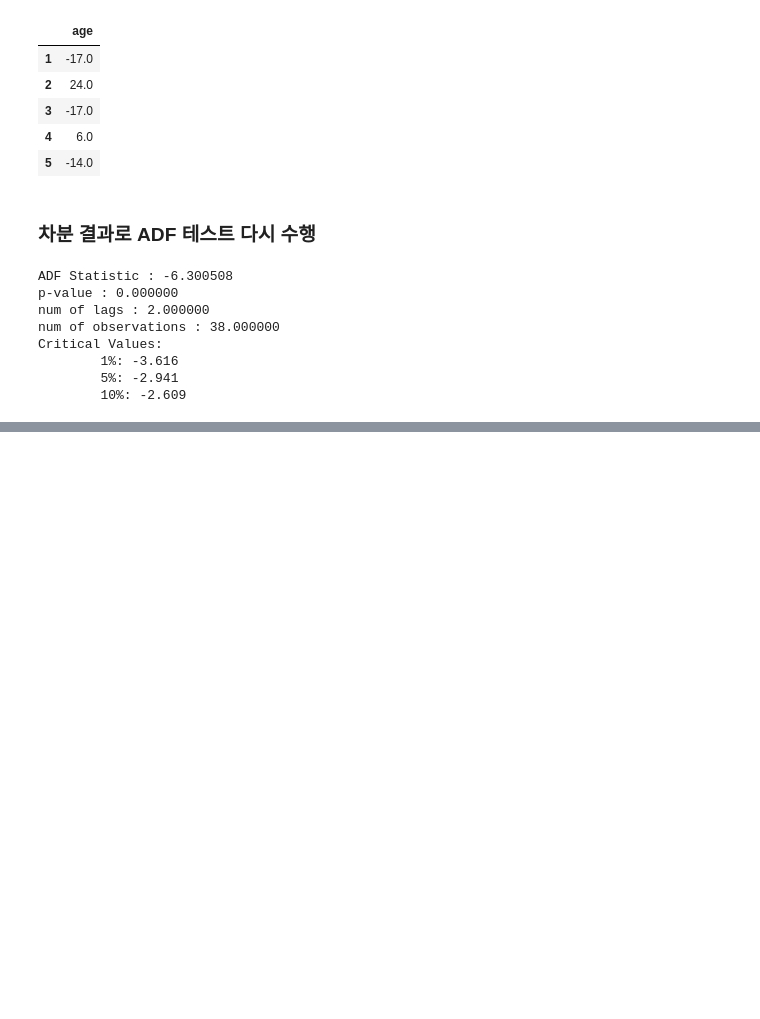
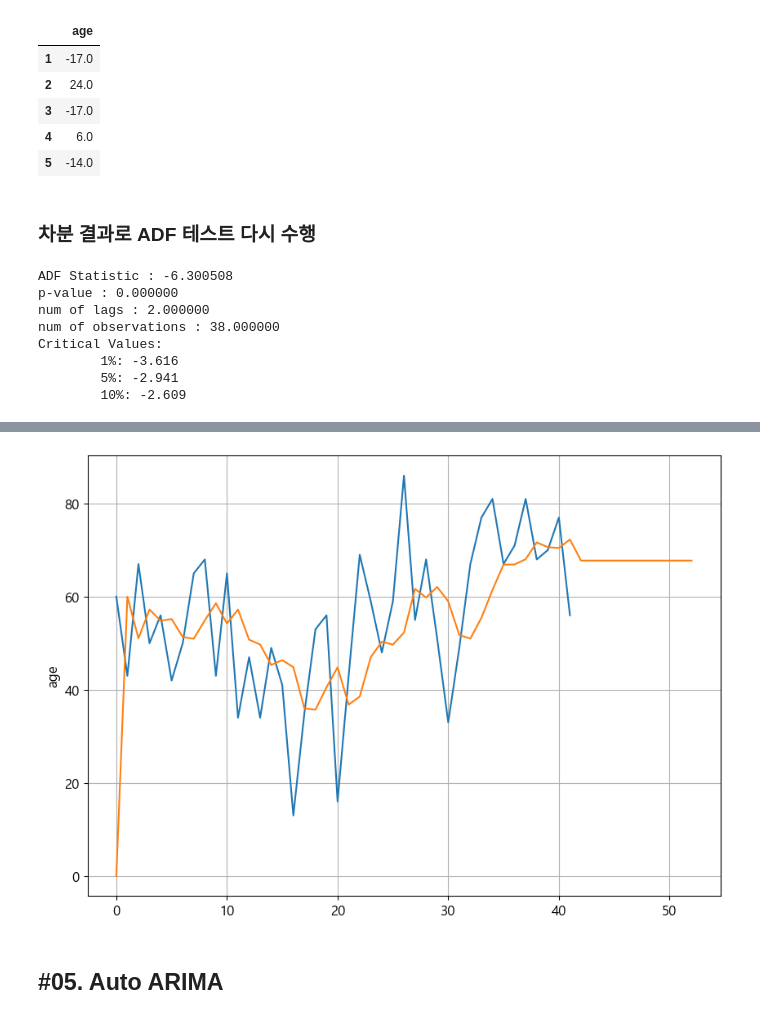
Before and after one commit to Jeeunun/Data_analysis_education_Closed, a Jupyter notebook: data_analysis/E.확증적_데이터_분석/06_시계열분석/03_시계열분석(정석).ipynb, the cells around one changed output, grey strips where cells are left out. Saved outputs shown, nothing was run; the diff lists cells and outputs as text; code cells hidden in the pictures; blank space fills up the shorter version.

```diff
--- a/data_analysis/E.확증적_데이터_분석/06_시계열분석/03_시계열분석(정석).ipynb
+++ b/data_analysis/E.확증적_데이터_분석/06_시계열분석/03_시계열분석(정석).ipynb
@@ -185,0 +189,4 @@ Critical Values:
+# %%
+model = ARIMA(df['age'], order=(0,1,1)) # 차분한 데이터 x 원본데이터 O
+fit = model.fit(transformed = False) # 차분한 데이터가 아니기 때문에 transformed=False (default=True)
+print(fit.summary())
@@ -185,0 +213,5 @@ Critical Values:
+# %%
+start_index = 0
+end_index = len(df['age']) + 10 #+10만큼 예측할 것.
+forecast = fit.predict(start=start_index, end=end_index)
+forecast
@@ -185,0 +236,11 @@ Critical Values:
+# %%
+plt.figure()
+sb.lineplot(x=df.index, y=df['age'])
+sb.lineplot(x=forecast.index, y=forecast)
+plt.grid()
+plt.show()
+plt.close()
+# %% [output]
+[figure, added]
+# %% [markdown]
+## #05. Auto ARIMA
```
Also changed, not shown: parts of 9 cells of this notebook.
